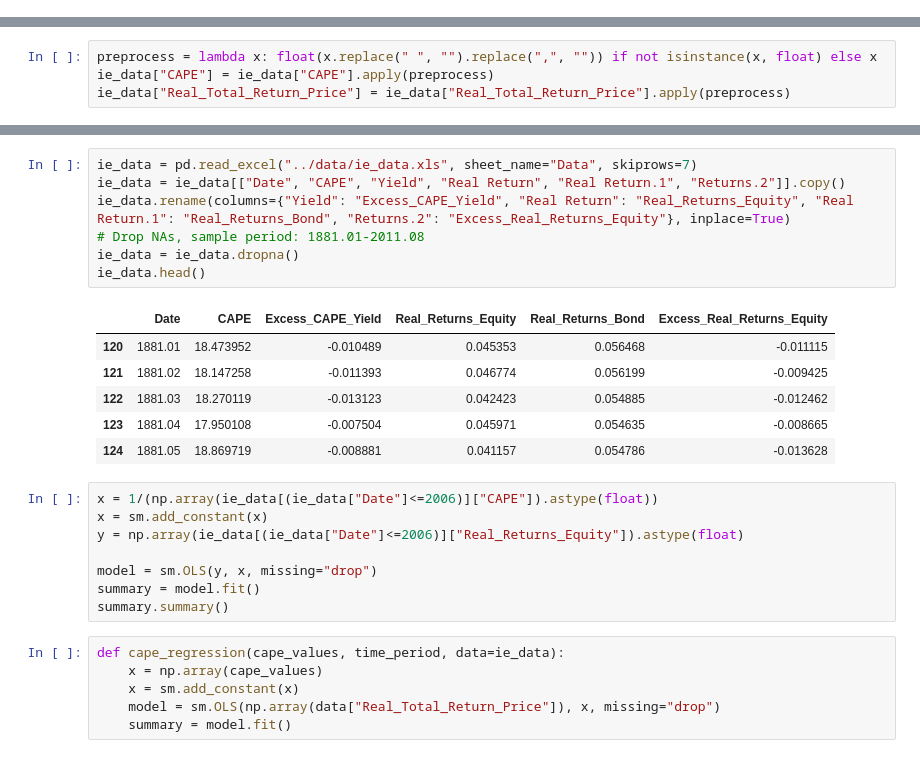
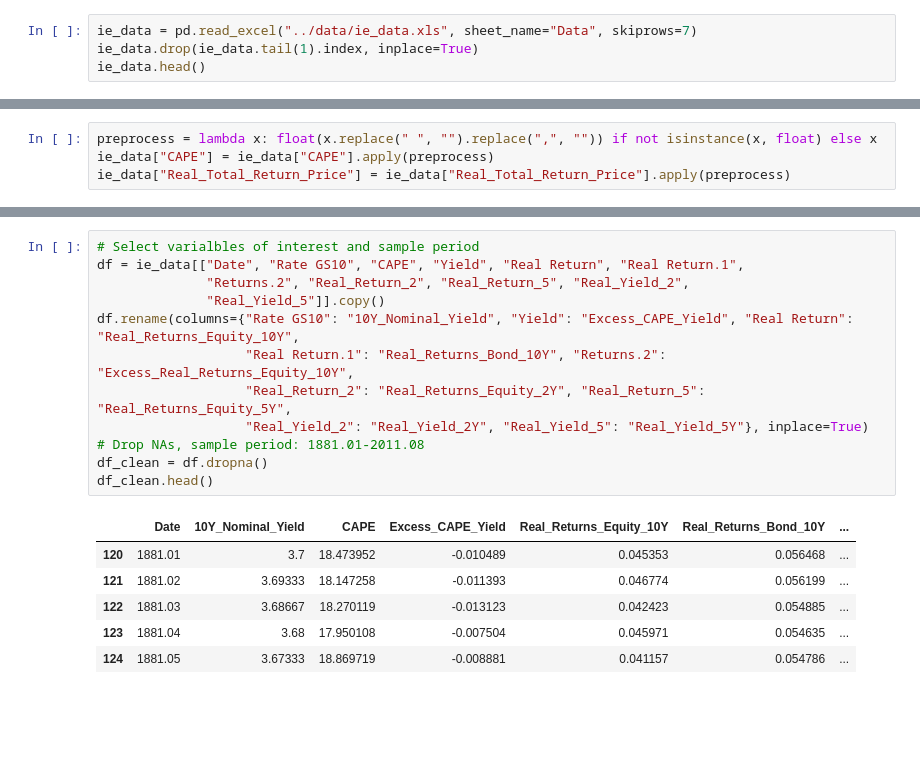
Before and after one commit to samsonq/Modifying-Shiller-CAPE-Ratio, a Jupyter notebook: notebooks/CAPE Ratio Regression.ipynb, the cells around one changed output, grey strips where cells are left out. Saved outputs shown, nothing was run; the diff lists cells and outputs as text; blank space fills up the shorter version.

```diff
--- a/notebooks/CAPE Ratio Regression.ipynb
+++ b/notebooks/CAPE Ratio Regression.ipynb
@@ -13,0 +29,4 @@ warnings.filterwarnings("ignore")
+# %%
+ie_data = pd.read_excel("../data/ie_data.xls", sheet_name="Data", skiprows=7)
+ie_data.drop(ie_data.tail(1).index, inplace=True)
+ie_data.head()
@@ -23,28 +119,19 @@ ie_data["Real_Total_Return_Price"] = ie_data["Real_Total_Return_Price"].apply(pr
 # %%
-ie_data = pd.read_excel("../data/ie_data.xls", sheet_name="Data", skiprows=7)
-ie_data = ie_data[["Date", "CAPE", "Yield", "Real Return", "Real Return.1", "Returns.2"]].copy()
-ie_data.rename(columns={"Yield": "Excess_CAPE_Yield", "Real Return": "Real_Returns_Equity", "Real Return.1": "Real_Returns_Bond", "Returns.2": "Excess_Real_Returns_Equity"}, inplace=True)
+# Select varialbles of interest and sample period
+df = ie_data[["Date", "Rate GS10", "CAPE", "Yield", "Real Return", "Real Return.1",
+              "Returns.2", "Real_Return_2", "Real_Return_5", "Real_Yield_2",
+              "Real_Yield_5"]].copy()
+df.rename(columns={"Rate GS10": "10Y_Nominal_Yield", "Yield": "Excess_CAPE_Yield", "Real Return": "Real_Returns_Equity_10Y",
+                   "Real Return.1": "Real_Returns_Bond_10Y", "Returns.2": "Excess_Real_Returns_Equity_10Y",
+                   "Real_Return_2": "Real_Returns_Equity_2Y", "Real_Return_5": "Real_Returns_Equity_5Y",
+                   "Real_Yield_2": "Real_Yield_2Y", "Real_Yield_5": "Real_Yield_5Y"}, inplace=True)
 # Drop NAs, sample period: 1881.01-2011.08
-ie_data = ie_data.dropna()
-ie_data.head()
+df_clean = df.dropna()
+df_clean.head()
 # %% [output]
-|  | Date | CAPE | Excess_CAPE_Yield | Real_Returns_Equity | Real_Returns_Bond | Excess_Real_Returns_Equity |
-| 120 | 1881.01 | 18.473952 | -0.010489 | 0.045353 | 0.056468 | -0.011115 |
-| 121 | 1881.02 | 18.147258 | -0.011393 | 0.046774 | 0.056199 | -0.009425 |
-| 122 | 1881.03 | 18.270119 | -0.013123 | 0.042423 | 0.054885 | -0.012462 |
-| 123 | 1881.04 | 17.950108 | -0.007504 | 0.045971 | 0.054635 | -0.008665 |
-| 124 | 1881.05 | 18.869719 | -0.008881 | 0.041157 | 0.054786 | -0.013628 |
+|  | Date | 10Y_Nominal_Yield | CAPE | Excess_CAPE_Yield | Real_Returns_Equity_10Y | Real_Returns_Bond_10Y | ... |
+| 120 | 1881.01 | 3.7 | 18.473952 | -0.010489 | 0.045353 | 0.056468 | ... |
+| 121 | 1881.02 | 3.69333 | 18.147258 | -0.011393 | 0.046774 | 0.056199 | ... |
+| 122 | 1881.03 | 3.68667 | 18.270119 | -0.013123 | 0.042423 | 0.054885 | ... |
+| 123 | 1881.04 | 3.68 | 17.950108 | -0.007504 | 0.045971 | 0.054635 | ... |
+| 124 | 1881.05 | 3.67333 | 18.869719 | -0.008881 | 0.041157 | 0.054786 | ... |
-# %%
-x = 1/(np.array(ie_data[(ie_data["Date"]<=2006)]["CAPE"]).astype(float))
-x = sm.add_constant(x)
-y = np.array(ie_data[(ie_data["Date"]<=2006)]["Real_Returns_Equity"]).astype(float)
-
-model = sm.OLS(y, x, missing="drop")
-summary = model.fit()
-summary.summary()
-# %%
-def cape_regression(cape_values, time_period, data=ie_data):
-    x = np.array(cape_values)
-    x = sm.add_constant(x)
-    model = sm.OLS(np.array(data["Real_Total_Return_Price"]), x, missing="drop")
-    summary = model.fit()
```
Also changed, not shown: parts of 15 cells of this notebook, 8 other files.
